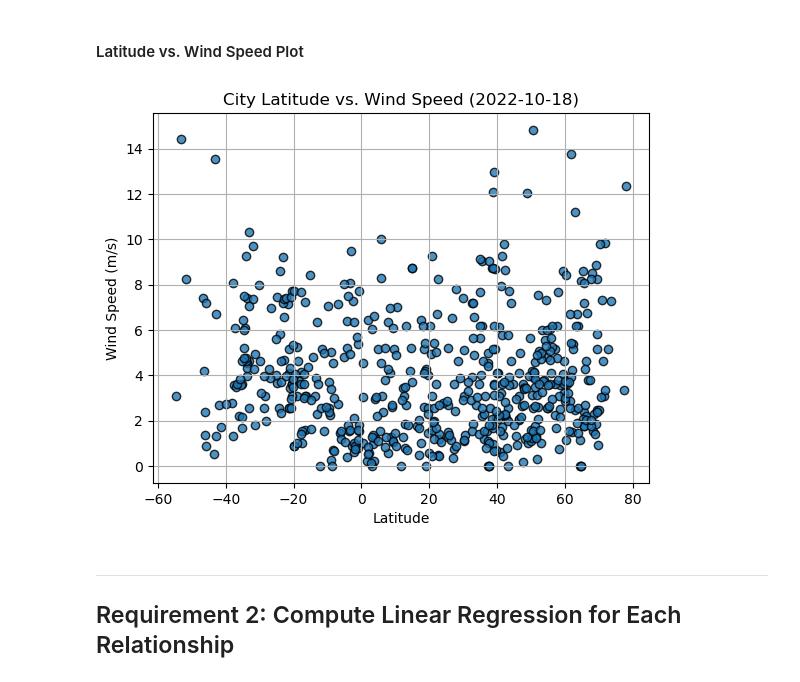
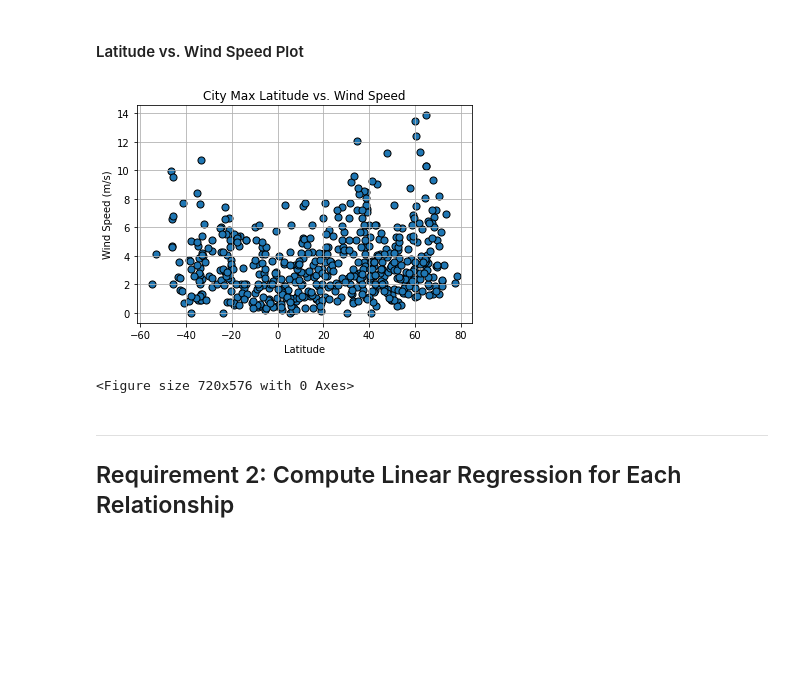
Before and after one commit to kottonxie/python-api-challenge, a Jupyter notebook: starter_code/WeatherPy.ipynb, the cells around one changed output. Cells and saved outputs as stored; diff of their text form; code cells hidden in the pictures; blank space fills up the shorter version.

```diff
--- a/starter_code/WeatherPy.ipynb
+++ b/starter_code/WeatherPy.ipynb
@@ -166,6 +173,6 @@ city_data_df.to_csv("output_data/cities.csv", index_label="City_ID")
 # %%
 # Read saved data
-city_data_df = pd.read_csv("output_data/cities.csv", index_col="City_ID")
+city_data_df = pd.read_csv("../output_data/cities.csv", index_col="City_ID")
 
 # Display sample data
 city_data_df.head()
@@ -183,13 +190,20 @@ city_data_df.head()
 #### Latitude Vs. Temperature
 # %%
 # Build scatter plot for latitude vs. temperature
-# YOUR CODE HERE
+lat_temp = city_data_df
+lat = city_data_df["Lat"]
+temp = city_data_df["Max Temp"]
 
 # Incorporate the other graph properties
-# YOUR CODE HERE
+plt.scatter(lat, temp, s=50, edgecolors="black")
+plt.grid(True)
+plt.title("City Max Latitude vs. Temperature")
+plt.xlabel("Latitude")
+plt.ylabel("Max Temperature (C)")
+plt.figure(figsize=(10, 8))
 
 # Save the figure
-plt.savefig("output_data/Fig1.png")
+plt.savefig("../output_data/Fig1.png")
 
 # Show plot
 plt.show()
@@ -231,18 +258,24 @@ plt.show()
 #### Latitude vs. Wind Speed Plot
 # %%
 # Build the scatter plots for latitude vs. wind speed
-# YOUR CODE HERE
+wind_speed = city_data_df["Wind Speed"]
 
 # Incorporate the other graph properties
-# YOUR CODE HERE
+plt.scatter(lat, wind_speed, s=50, edgecolors="black")
+plt.grid(True)
+plt.title("City Max Latitude vs. Wind Speed")
+plt.xlabel("Latitude")
+plt.ylabel("Wind Speed (m/s)")
+plt.figure(figsize=(10, 8))
 
 # Save the figure
-plt.savefig("output_data/Fig4.png")
+plt.savefig("../output_data/Fig4.png")
 
 # Show plot
 plt.show()
 # %% [output]
-[figure, old version]
+[figure, new version]
+<Figure size 720x576 with 0 Axes>
 # %% [markdown]
 ---
 
```
Also changed, not shown: parts of 38 cells of this notebook, 5 other files.
